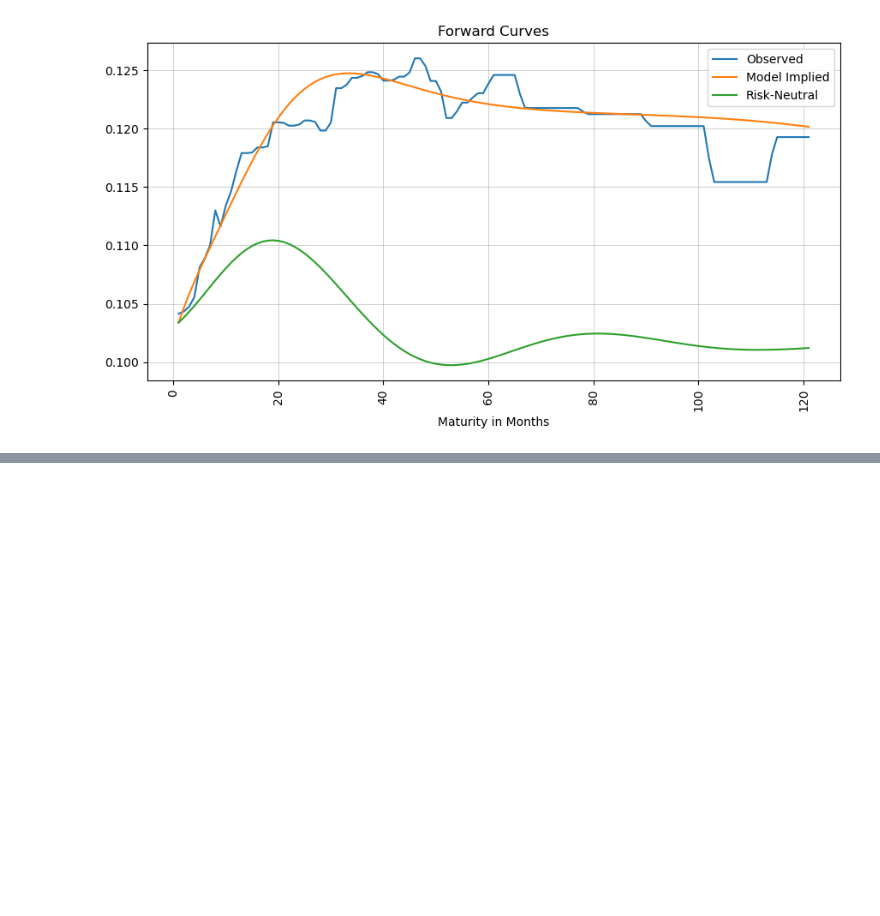
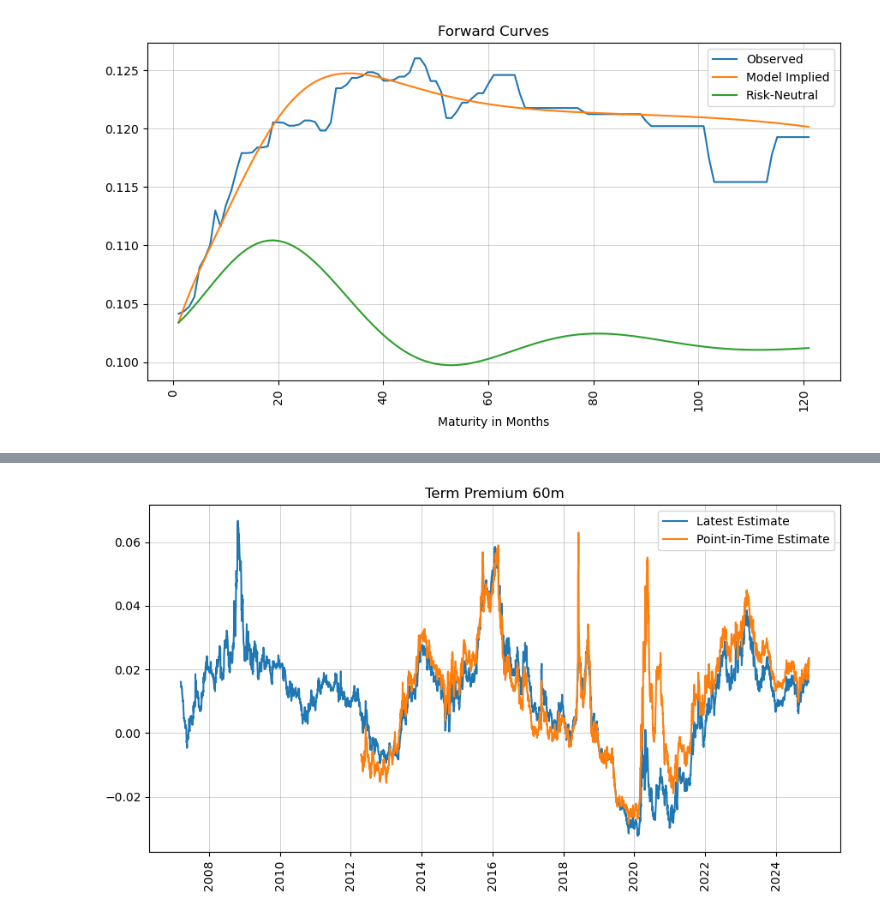
Before and after one commit to gusamarante/pyacm, a Jupyter notebook: example_br.ipynb, the cells around one changed output, grey strips where cells are left out. Saved outputs shown, nothing was run; the diff lists cells and outputs as text; code cells hidden in the pictures; blank space fills up the shorter version.

```diff
--- a/example_br.ipynb
+++ b/example_br.ipynb
@@ -189,0 +193,22 @@ plt.show()
+# %%
+df_pit = pd.read_csv(
+    "https://raw.githubusercontent.com/gusamarante/pyacm/refs/heads/main/sample_data/pit_tp.csv",
+    index_col=0,
+)
+df_pit.index = pd.to_datetime(df_pit.index)
+
+fig = plt.figure(figsize=(5 * (16 / 9), 5))
+ax = plt.subplot2grid((1, 1), (0, 0))
+ax.plot(acm.tp["60m"], label='Latest Estimate')
+ax.plot(df_pit["60m"], label='Point-in-Time Estimate')
+ax.set_title(f"Term Premium 60m")
+ax.xaxis.grid(color="grey", linestyle="-", linewidth=0.5, alpha=0.5)
+ax.yaxis.grid(color="grey", linestyle="-", linewidth=0.5, alpha=0.5)
+ax.xaxis.set_major_formatter(mdates.DateFormatter("%Y"))
+ax.tick_params(rotation=90, axis="x")
+ax.legend(frameon=True, loc="best")
+
+plt.tight_layout()
+plt.show()
+# %% [output]
+[figure, added]
```
Also changed, not shown: parts of 1 cell of this notebook.
